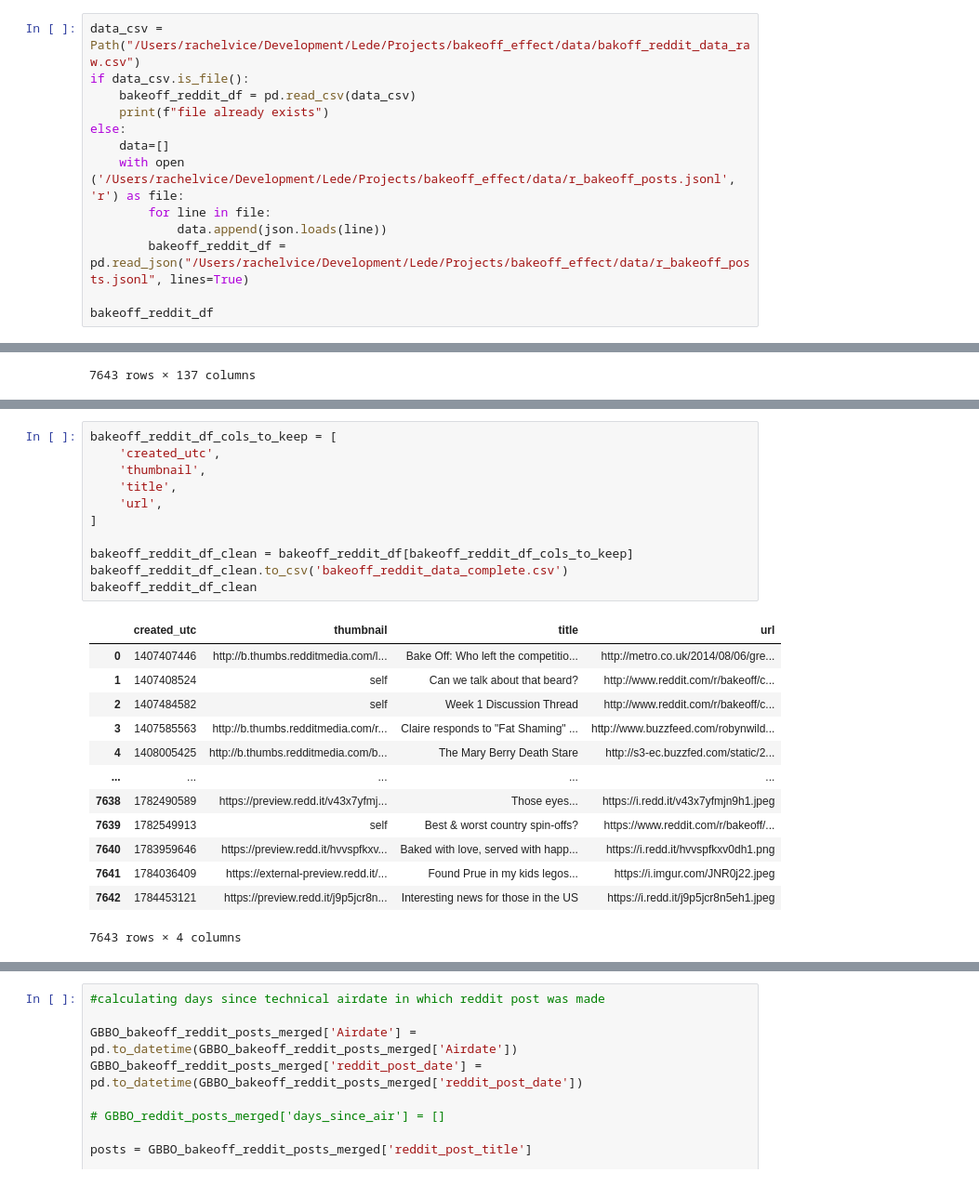
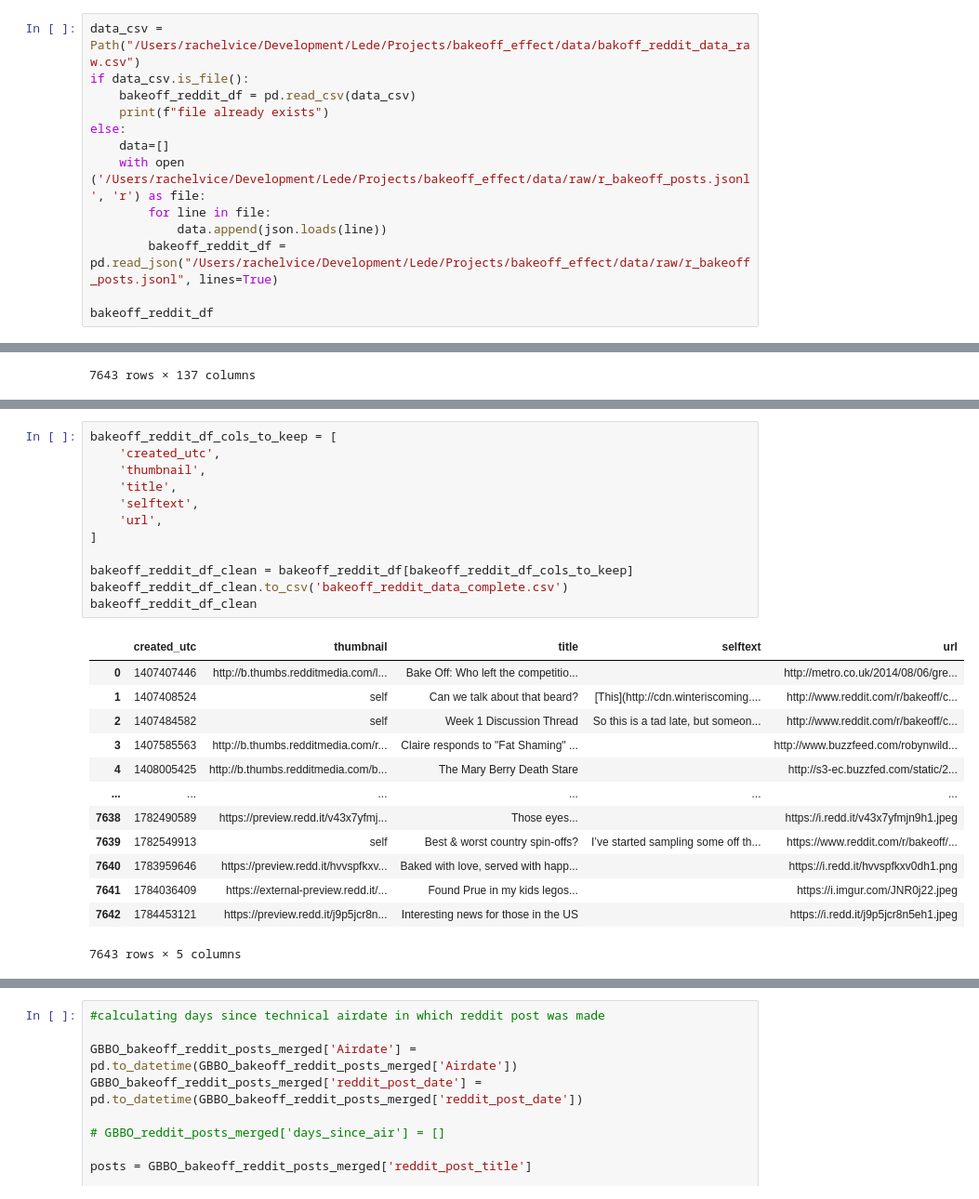
Before and after one commit to rachelavice/bakeoff_effect, a Jupyter notebook: notebooks/r-bakeoff-reddit-post-data-cleaning.ipynb, the cells around one changed output, grey strips where cells are left out. Shown at 93% size. Drawn from its saved outputs; the diff is of its cells as text.

Commit message:
iterating on classification of r-bakeoff posts

```diff
--- a/notebooks/r-bakeoff-reddit-post-data-cleaning.ipynb
+++ b/notebooks/r-bakeoff-reddit-post-data-cleaning.ipynb
@@ -23,10 +26,10 @@ if data_csv.is_file():
     print(f"file already exists")
 else:
     data=[]
-    with open ('/Users/rachelvice/Development/Lede/Projects/bakeoff_effect/data/r_bakeoff_posts.jsonl', 'r') as file:
+    with open ('/Users/rachelvice/Development/Lede/Projects/bakeoff_effect/data/raw/r_bakeoff_posts.jsonl', 'r') as file:
         for line in file:
             data.append(json.loads(line))
-        bakeoff_reddit_df = pd.read_json("/Users/rachelvice/Development/Lede/Projects/bakeoff_effect/data/r_bakeoff_posts.jsonl", lines=True)
+        bakeoff_reddit_df = pd.read_json("/Users/rachelvice/Development/Lede/Projects/bakeoff_effect/data/raw/r_bakeoff_posts.jsonl", lines=True)
 
 bakeoff_reddit_df
 # %% [output]
@@ -46,28 +59,29 @@ bakeoff_reddit_df
 # %%
 bakeoff_reddit_df_cols_to_keep = [
     'created_utc',
     'thumbnail',
     'title',
+    'selftext',
     'url',
 ]
 
 bakeoff_reddit_df_clean = bakeoff_reddit_df[bakeoff_reddit_df_cols_to_keep]
 bakeoff_reddit_df_clean.to_csv('bakeoff_reddit_data_complete.csv')
 bakeoff_reddit_df_clean
 # %% [output]
-|  | created_utc | thumbnail | title | url |
-| 0 | 1407407446 | http://b.thumbs.redditmedia.com/l... | Bake Off: Who left the competitio... | http://metro.co.uk/2014/08/06/gre... |
-| 1 | 1407408524 | self | Can we talk about that beard? | http://www.reddit.com/r/bakeoff/c... |
-| 2 | 1407484582 | self | Week 1 Discussion Thread | http://www.reddit.com/r/bakeoff/c... |
-| 3 | 1407585563 | http://b.thumbs.redditmedia.com/r... | Claire responds to "Fat Shaming" ... | http://www.buzzfeed.com/robynwild... |
-| 4 | 1408005425 | http://b.thumbs.redditmedia.com/b... | The Mary Berry Death Stare | http://s3-ec.buzzfed.com/static/2... |
-| ... | ... | ... | ... | ... |
-| 7638 | 1782490589 | https://preview.redd.it/v43x7yfmj... | Those eyes... | https://i.redd.it/v43x7yfmjn9h1.jpeg |
-| 7639 | 1782549913 | self | Best & worst country spin-offs? | https://www.reddit.com/r/bakeoff/... |
-| 7640 | 1783959646 | https://preview.redd.it/hvvspfkxv... | Baked with love, served with happ... | https://i.redd.it/hvvspfkxv0dh1.png |
-| 7641 | 1784036409 | https://external-preview.redd.it/... | Found Prue in my kids legos... | https://i.imgur.com/JNR0j22.jpeg |
-| 7642 | 1784453121 | https://preview.redd.it/j9p5jcr8n... | Interesting news for those in the US | https://i.redd.it/j9p5jcr8n5eh1.jpeg |
+|  | created_utc | thumbnail | title | selftext | url |
+| 0 | 1407407446 | http://b.thumbs.redditmedia.com/l... | Bake Off: Who left the competitio... |  | http://metro.co.uk/2014/08/06/gre... |
+| 1 | 1407408524 | self | Can we talk about that beard? | [This](http://cdn.winteriscoming.... | http://www.reddit.com/r/bakeoff/c... |
+| 2 | 1407484582 | self | Week 1 Discussion Thread | So this is a tad late, but someon... | http://www.reddit.com/r/bakeoff/c... |
+| 3 | 1407585563 | http://b.thumbs.redditmedia.com/r... | Claire responds to "Fat Shaming" ... |  | http://www.buzzfeed.com/robynwild... |
+| 4 | 1408005425 | http://b.thumbs.redditmedia.com/b... | The Mary Berry Death Stare |  | http://s3-ec.buzzfed.com/static/2... |
+| ... | ... | ... | ... | ... | ... |
+| 7638 | 1782490589 | https://preview.redd.it/v43x7yfmj... | Those eyes... |  | https://i.redd.it/v43x7yfmjn9h1.jpeg |
+| 7639 | 1782549913 | self | Best & worst country spin-offs? | I’ve started sampling some off th... | https://www.reddit.com/r/bakeoff/... |
+| 7640 | 1783959646 | https://preview.redd.it/hvvspfkxv... | Baked with love, served with happ... |  | https://i.redd.it/hvvspfkxv0dh1.png |
+| 7641 | 1784036409 | https://external-preview.redd.it/... | Found Prue in my kids legos... |  | https://i.imgur.com/JNR0j22.jpeg |
+| 7642 | 1784453121 | https://preview.redd.it/j9p5jcr8n... | Interesting news for those in the US |  | https://i.redd.it/j9p5jcr8n5eh1.jpeg |
-7643 rows × 4 columns
+7643 rows × 5 columns
 # %%
 bakeoff_reddit_df_clean['date'] = pd.to_datetime(bakeoff_reddit_df_clean['created_utc'], unit='s')
 bakeoff_reddit_df_clean['date'] = bakeoff_reddit_df_clean['date'].dt.strftime('%m/%d/%Y')
```
Also changed, not shown: parts of 32 cells of this notebook, 1 other file.
